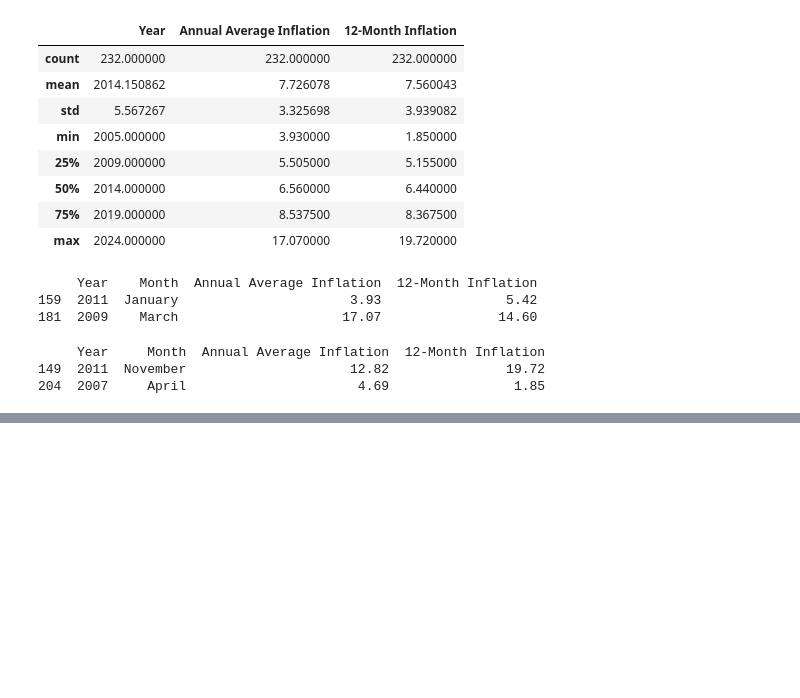
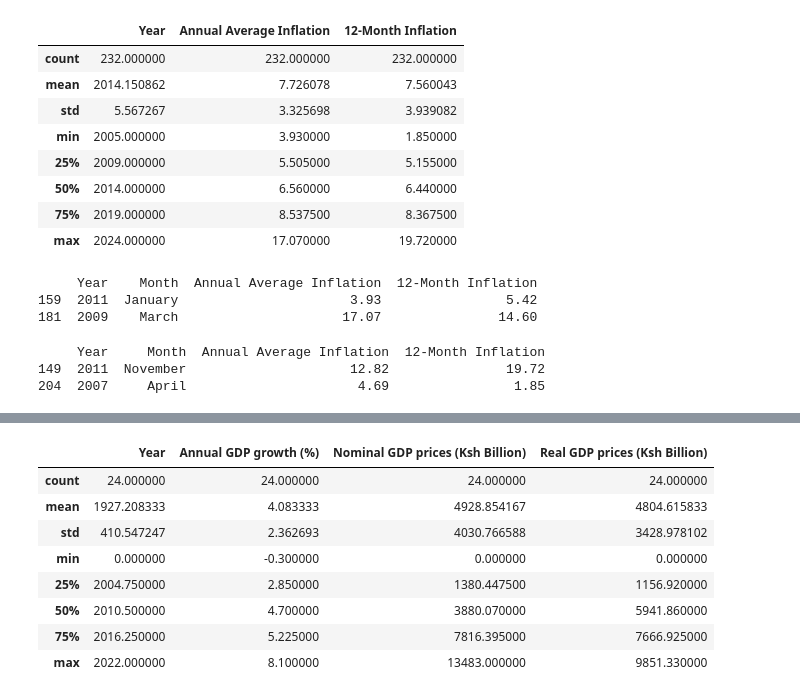
Before and after one commit to PerisN/Predicting-the-rate-of-Inflation-in-Kenya, a Jupyter notebook: notebooks/cleaning_exploration.ipynb, the cells around one changed output, grey strips where cells are left out. Cells and saved outputs as stored; diff of their text form; code cells hidden in the pictures; blank space fills up the shorter version.

```diff
--- a/notebooks/cleaning_exploration.ipynb
+++ b/notebooks/cleaning_exploration.ipynb
@@ -77,6 +117,6 @@ df_inf.boxplot(column=['Annual Average Inflation', '12-Month Inflation'], by='Ye
 # %%
-# Read inflation rate data
-df_inf = pd.read_csv("/content/Inflation Rates.csv")
+# Read Annual GDP data
+df_gdp = pd.read_csv("/content/Annual GDP.csv")
 
-print(df_inf.shape)
-df_inf.head()
+print(df_gdp.shape)
+df_gdp.head()
@@ -82,0 +145,17 @@ df_inf.head()
+# %%
+# Remove non-numeric characters and convert to float
+for col in ["Nominal GDP prices (Ksh Million)", "Real GDP prices (Ksh Million)"]:
+    df_gdp[col] = df_gdp[col].apply(lambda x: re.sub(r'[^\d.]+', '', x))
+
+df_gdp[["Nominal GDP prices (Ksh Million)", "Real GDP prices (Ksh Million)"]] = df_gdp[["Nominal GDP prices (Ksh Million)", "Real GDP prices (Ksh Million)"]].astype(float)
+# %%
+# Divide by 1000 to get billions
+df_gdp["Nominal GDP prices (Ksh Billion)"] = df_gdp["Nominal GDP prices (Ksh Million)"] / 1000
+df_gdp["Real GDP prices (Ksh Billion)"] = df_gdp["Real GDP prices (Ksh Million)"] / 1000 #
+
+# Round off to 2dp
+df_gdp["Nominal GDP prices (Ksh Billion)"] = round(df_gdp["Nominal GDP prices (Ksh Billion)"], 2)
+df_gdp["Real GDP prices (Ksh Billion)"] = round(df_gdp["Real GDP prices (Ksh Billion)"], 2)
+# %%
+df_gdp.drop(columns=["Nominal GDP prices (Ksh Million)", "Real GDP prices (Ksh Million)"], inplace=True)
+df_gdp.head()
@@ -82,0 +169,12 @@ df_inf.head()
+# %%
+df_gdp.describe()
+# %% [output]
+|  | Year | Annual GDP growth (%) | Nominal GDP prices (Ksh Billion) | Real GDP prices (Ksh Billion) |
+| count | 24.000000 | 24.000000 | 24.000000 | 24.000000 |
+| mean | 1927.208333 | 4.083333 | 4928.854167 | 4804.615833 |
+| std | 410.547247 | 2.362693 | 4030.766588 | 3428.978102 |
+| min | 0.000000 | -0.300000 | 0.000000 | 0.000000 |
+| 25% | 2004.750000 | 2.850000 | 1380.447500 | 1156.920000 |
+| 50% | 2010.500000 | 4.700000 | 3880.070000 | 5941.860000 |
+| 75% | 2016.250000 | 5.225000 | 7816.395000 | 7666.925000 |
+| max | 2022.000000 | 8.100000 | 13483.000000 | 9851.330000 |
```
Also changed, not shown: parts of 9 cells of this notebook.
